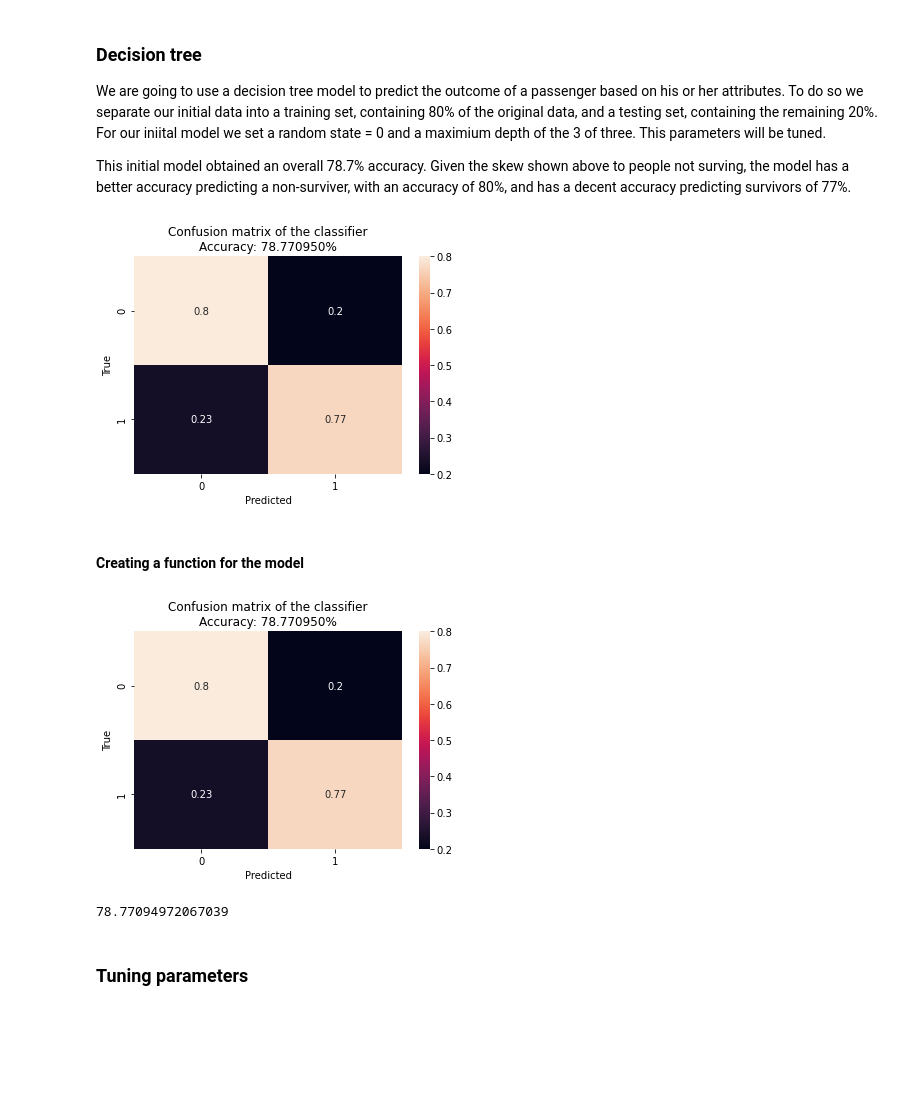
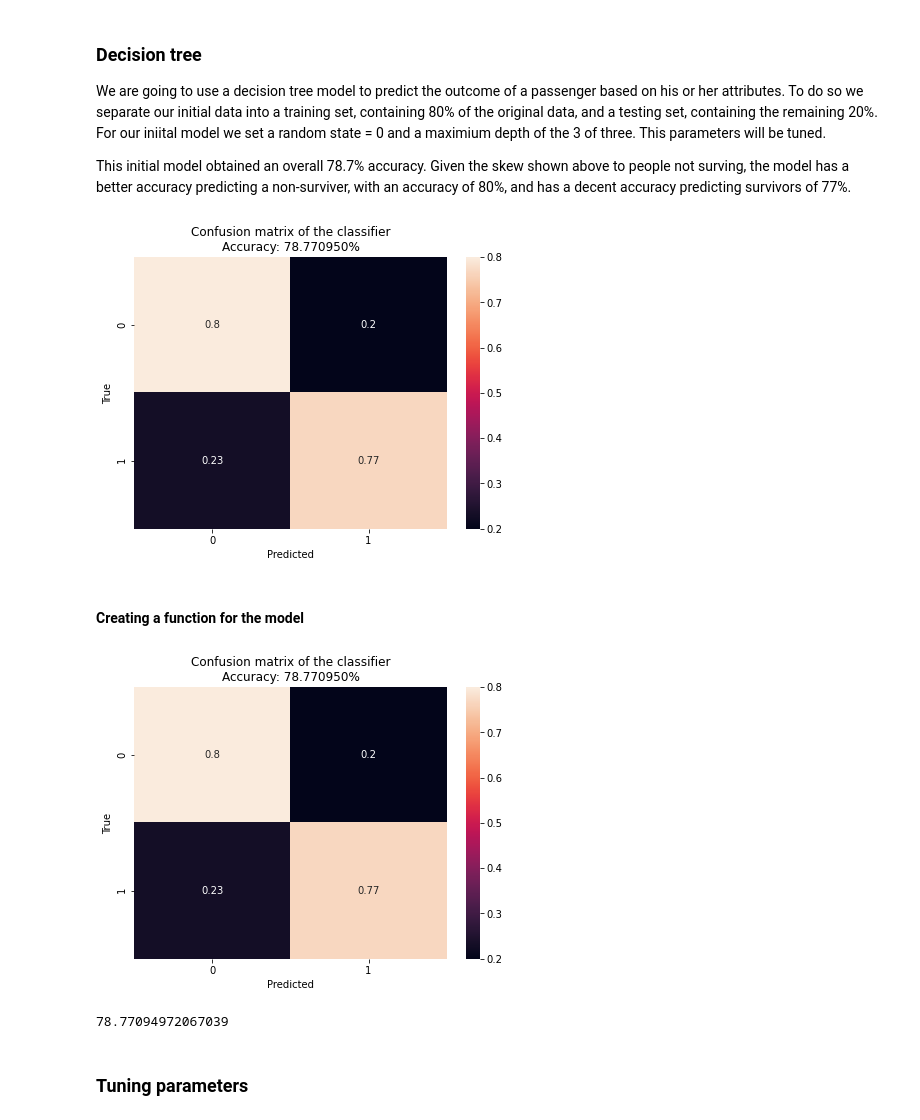
Before and after one commit to kevinmiguel97/Titanic-Model, a Jupyter notebook: titanic_analysis.ipynb, the cells around one changed output. Drawn from its saved outputs; the diff is of its cells as text; code cells hidden in the pictures; blank space fills up the shorter version.

```diff
--- a/titanic_analysis.ipynb
+++ b/titanic_analysis.ipynb
@@ -344,35 +345,37 @@ import matplotlib.pyplot as plt
 from sklearn.metrics import classification_report, confusion_matrix
 from sklearn.model_selection import cross_val_score
 from sklearn.metrics import accuracy_score
 
 # Defining vectors previously extracted
 X = df[['pclass', 'sex', 'std_age', 'sibsp', 'parch', 'std_fare', 'title_num']]
 y = df['survived']
 
 # Split training and testing sets
 X_train, X_test, Y_train, Y_test = train_test_split(X, y, train_size=0.8, random_state=0)
 
 # Tree creation
 tree_model = tree.DecisionTreeClassifier(random_state=0, max_depth=3)
 
 tree_fit = tree_model.fit(X_train, Y_train)
 
 Y_test_predictions = tree_model.predict(X_test)
 
 accuracy = accuracy_score(Y_test, Y_test_predictions)*100
 
 
 # Generate confusion matrix
 cm = confusion_matrix(Y_test, Y_test_predictions, normalize='true')
 #cm= np.around(cm.astype('float') / cm.sum(axis=1)[:, np.newaxis], decimals=2)
-sns.heatmap(cm, annot=True)
+fig, ax = plt.subplots(1,1, figsize=(7,5))
+fig.set_facecolor('white')
+ax = sns.heatmap(cm, annot=True).set_facecolor('grey')
 plt.title('Confusion matrix of the classifier\nAccuracy: %f%%' %(accuracy))
 plt.xlabel('Predicted')
 plt.ylabel('True')
 plt.savefig('graphs/initial_matrix.png')
 plt.show()
 # %% [output]
-[figure, old version]
+[figure, new version]
 # %% [markdown]
 #### Creating a function for the model
 # %%
@@ -399,7 +402,9 @@ def create_tree(attributes, df, maxdepth = 3, matrix = True, train_pct=0.8):
         # Generate confusion matrix
         cm = confusion_matrix(Y_test, Y_test_predictions, normalize='true')
         #cm= np.around(cm.astype('float') / cm.sum(axis=1)[:, np.newaxis], decimals=2)
-        sns.heatmap(cm, annot=True)
+        fig, ax = plt.subplots(1,1, figsize=(7,5))
+        fig.set_facecolor('white')
+        ax = sns.heatmap(cm, annot=True).set_facecolor('lightgrey')
         plt.title('Confusion matrix of the classifier\nAccuracy: %f%%' %(accuracy))
         plt.xlabel('Predicted')
         plt.ylabel('True')
@@ -410,7 +415,7 @@ def create_tree(attributes, df, maxdepth = 3, matrix = True, train_pct=0.8):
 attributes = ['pclass', 'sex', 'std_age', 'sibsp', 'parch', 'std_fare', 'title_num']
 create_tree(attributes, df)
 # %% [output]
-[figure, old version]
+[figure, new version]
 78.77094972067039
 # %% [markdown]
 ### Tuning parameters
```
Also changed, not shown: parts of 6 cells of this notebook, 8 other files.
